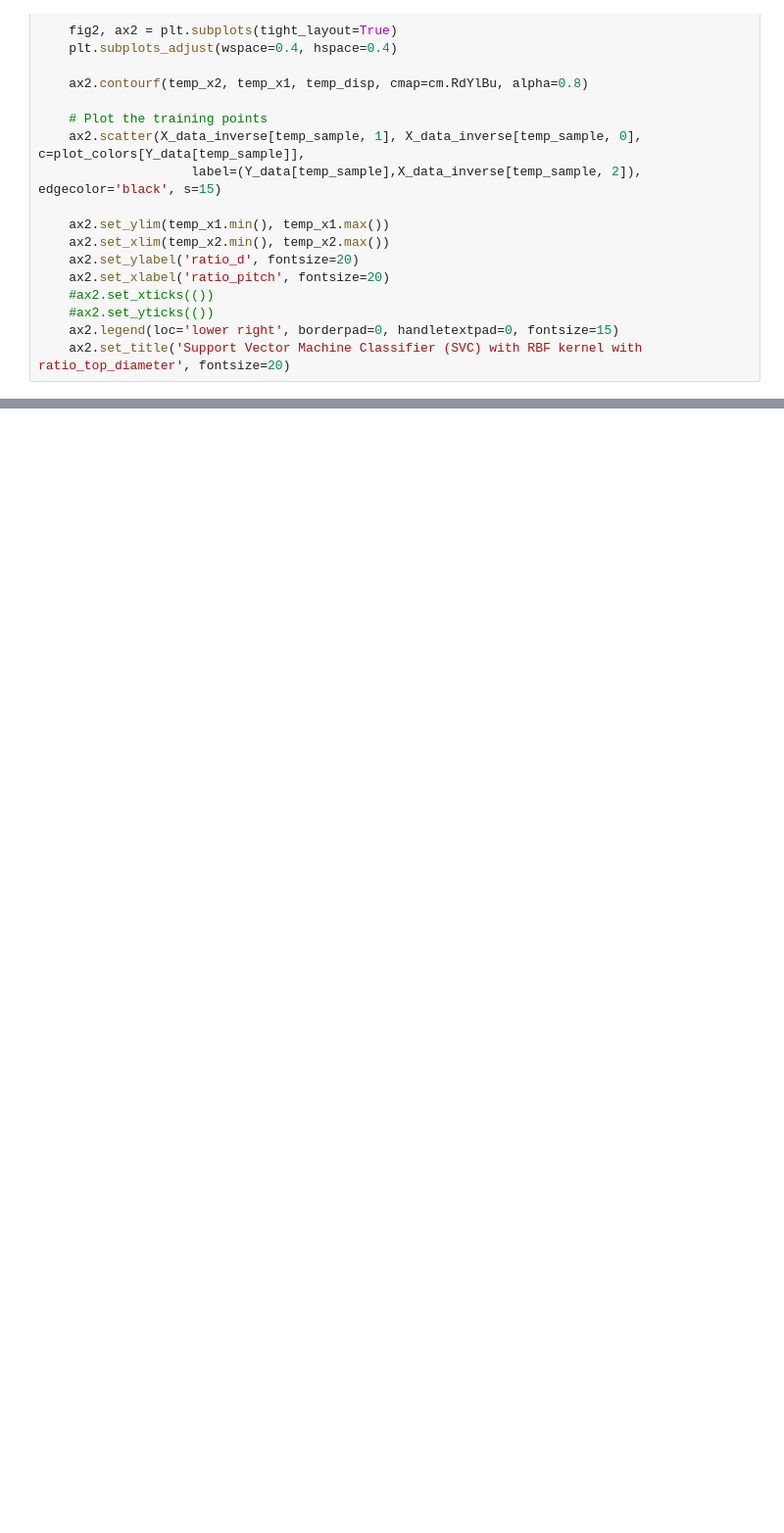
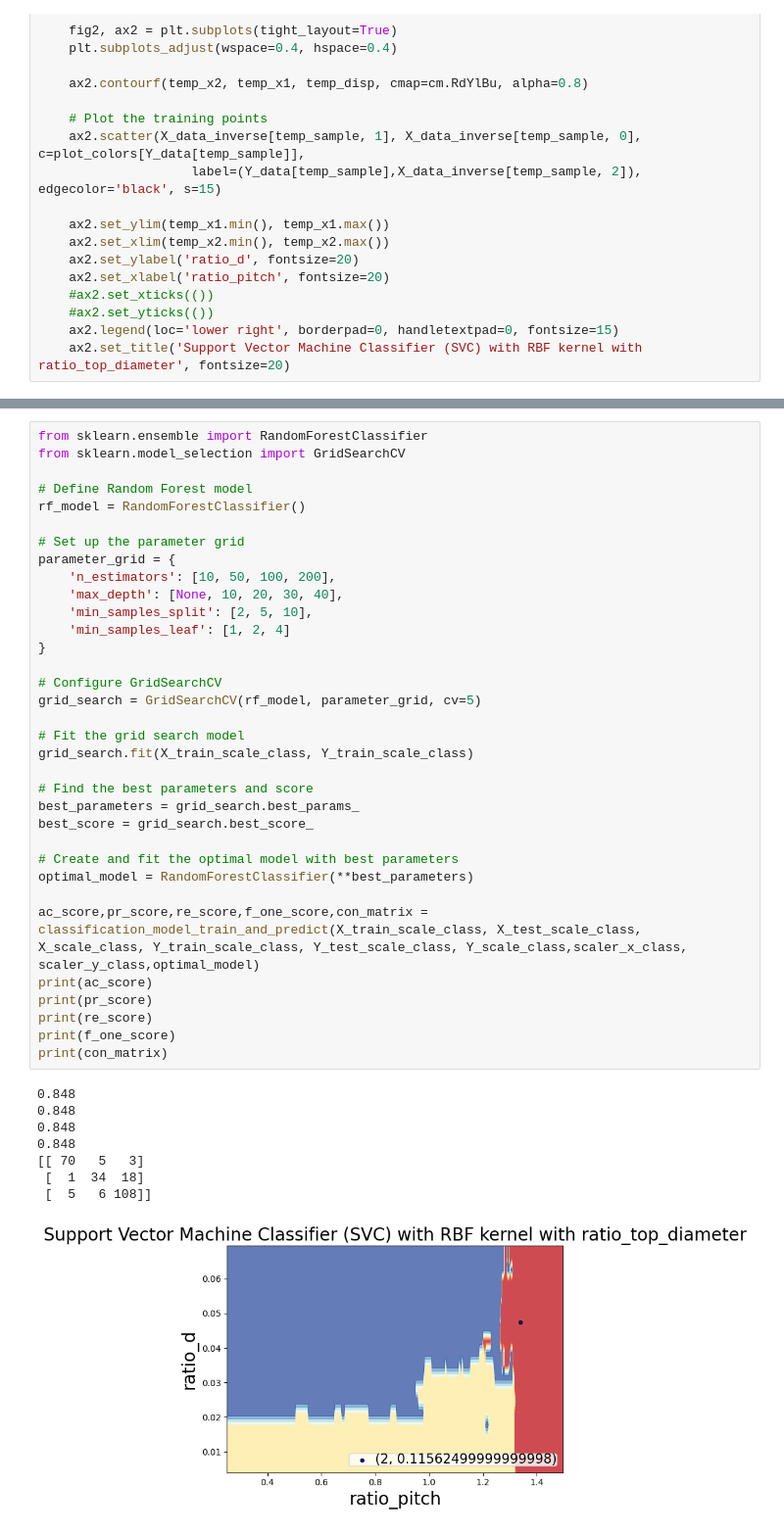
Before and after one commit to justinmiller33/3dasm_project, a Jupyter notebook: FindGoodModel_revised.ipynb, the cells around one changed output, grey strips where cells are left out. Shown: that part at 98% size. Drawn from its saved outputs; the diff is of its cells as text; blank space fills up the shorter version.

```diff
--- a/FindGoodModel_revised.ipynb
+++ b/FindGoodModel_revised.ipynb
@@ -213,0 +267,43 @@ print(con_matrix)
+# %%
+from sklearn.ensemble import RandomForestClassifier
+from sklearn.model_selection import GridSearchCV
+
+# Define Random Forest model
+rf_model = RandomForestClassifier()
+
+# Set up the parameter grid
+parameter_grid = {
+    'n_estimators': [10, 50, 100, 200],
+    'max_depth': [None, 10, 20, 30, 40],
+    'min_samples_split': [2, 5, 10],
+    'min_samples_leaf': [1, 2, 4]
+}
+
+# Configure GridSearchCV
+grid_search = GridSearchCV(rf_model, parameter_grid, cv=5)
+
+# Fit the grid search model
+grid_search.fit(X_train_scale_class, Y_train_scale_class)
+
+# Find the best parameters and score
+best_parameters = grid_search.best_params_
+best_score = grid_search.best_score_
+
+# Create and fit the optimal model with best parameters
+optimal_model = RandomForestClassifier(**best_parameters)
+
+ac_score,pr_score,re_score,f_one_score,con_matrix = classification_model_train_and_predict(X_train_scale_class, X_test_scale_class, X_scale_class, Y_train_scale_class, Y_test_scale_class, Y_scale_class,scaler_x_class, scaler_y_class,optimal_model)
+print(ac_score)
+print(pr_score)
+print(re_score)
+print(f_one_score)
+print(con_matrix)
+# %% [output]
+0.848
+0.848
+0.848
+0.848
+[[ 70   5   3]
+ [  1  34  18]
+ [  5   6 108]]
+[figure, added]
```
Also changed, not shown: parts of 11 cells of this notebook.
